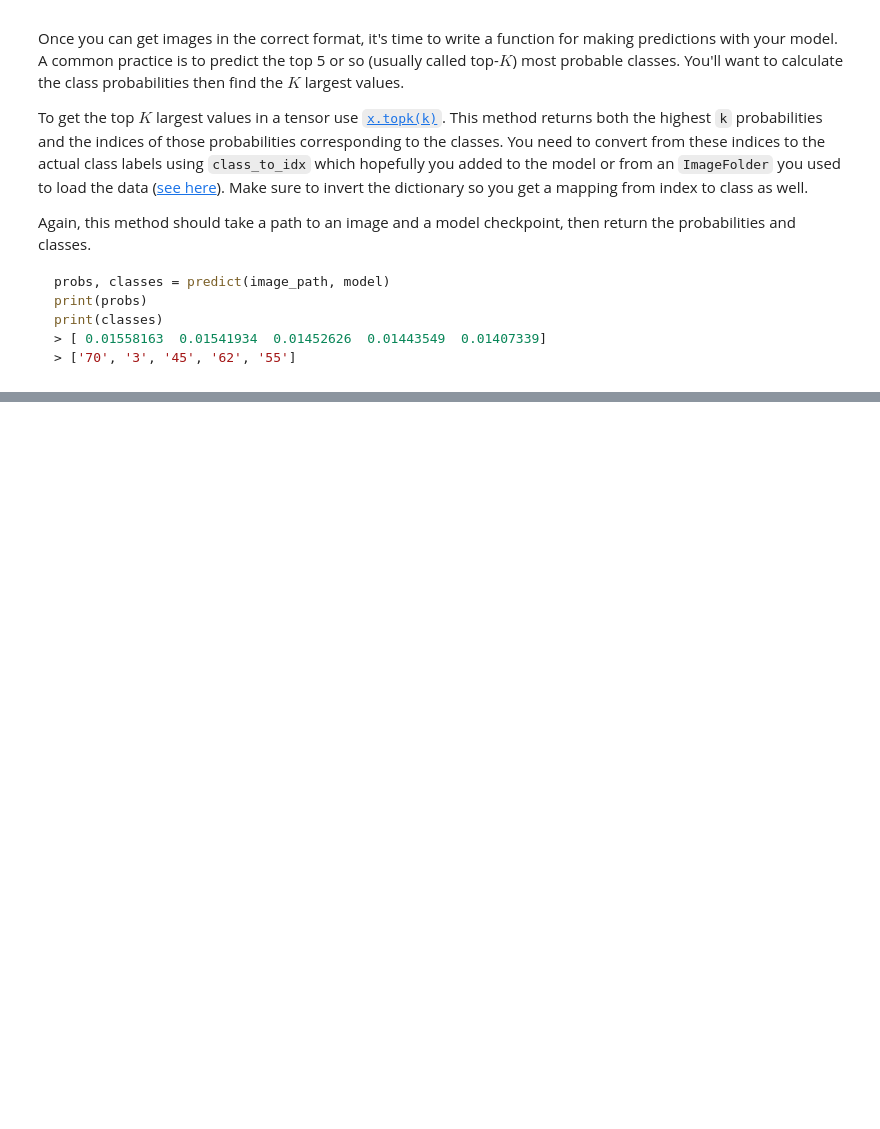
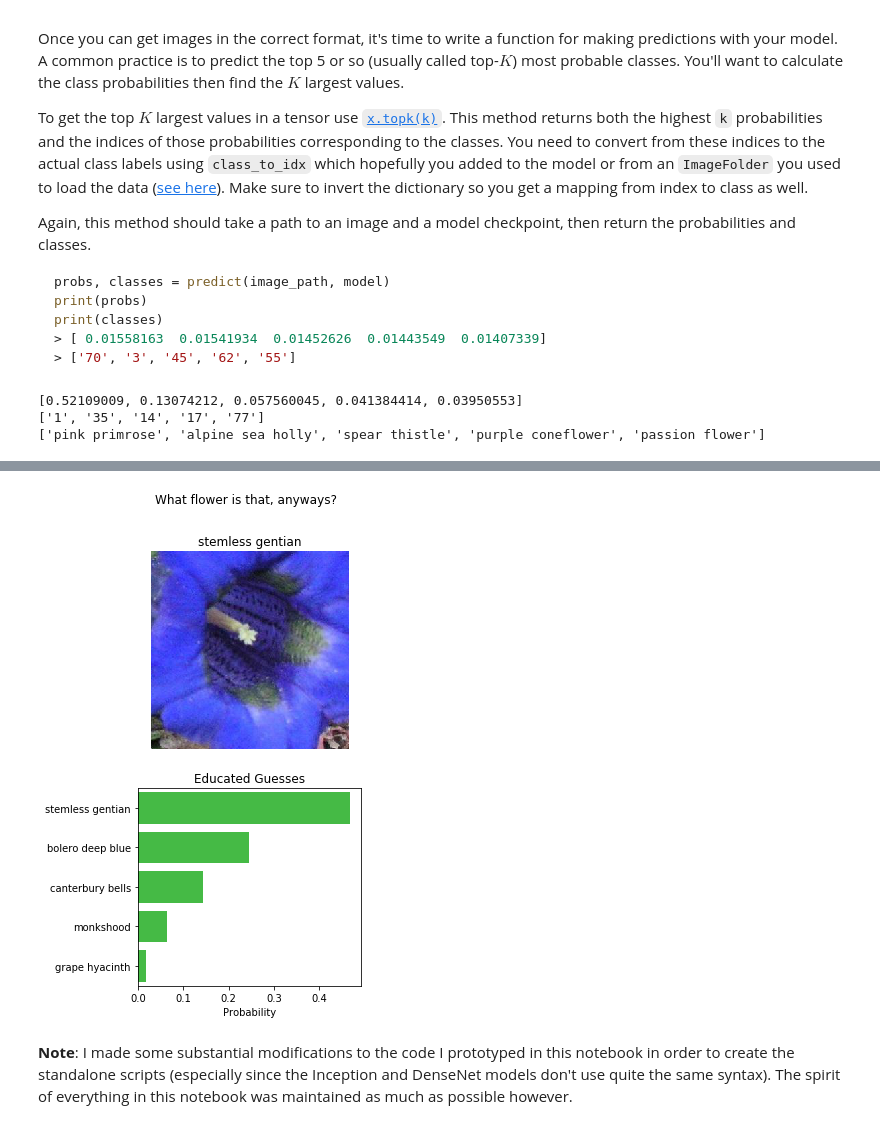
Before and after one commit to emigre459/computer_vision, a Jupyter notebook: Image Classifier Project.ipynb, the cells around one changed output, grey strips where cells are left out. Saved outputs shown, nothing was run; the diff lists cells and outputs as text; code cells hidden in the pictures; blank space fills up the shorter version.

```diff
--- a/Image Classifier Project.ipynb
+++ b/Image Classifier Project.ipynb
@@ -689,10 +772,14 @@ def predict(image_path, model, topk=5, device='cpu'):
 
     return top_ps, top_classes
 # %%
-probs, classes = predict('data/test/1/image_06743.jpg', model, device = 'cpu')
+probs, classes = predict('flowers/test/1/image_06743.jpg', model, device = 'cpu')
 print(probs)
 print(classes)
 print([cat_to_name[name] for name in classes])
+# %% [output]
+[0.52109009, 0.13074212, 0.057560045, 0.041384414, 0.03950553]
+['1', '35', '14', '17', '77']
+['pink primrose', 'alpine sea holly', 'spear thistle', 'purple coneflower', 'passion flower']
 # %% [markdown]
 ## Sanity Checking
 
@@ -744,4 +831,8 @@ def image_and_top5probs(img_path, model, class_names):
     sns.barplot(x = probs, y = predicted_names, orient = 'h', ax = ax2, color = 'limegreen')
     ax2.set(title='Educated Guesses', xlabel='Probability')
 # %%
-image_and_top5probs('data/test/28/image_05270.jpg', model, cat_to_name)
+image_and_top5probs('flowers/test/28/image_05270.jpg', model, cat_to_name)
+# %% [output]
+[figure, added]
+# %% [markdown]
+ **Note**: I made some substantial modifications to the code I prototyped in this notebook in order to create the standalone scripts (especially since the Inception and DenseNet models don't use quite the same syntax). The spirit of everything in this notebook was maintained as much as possible however.
```
Also changed, not shown: parts of 14 cells of this notebook, 1 other file.
